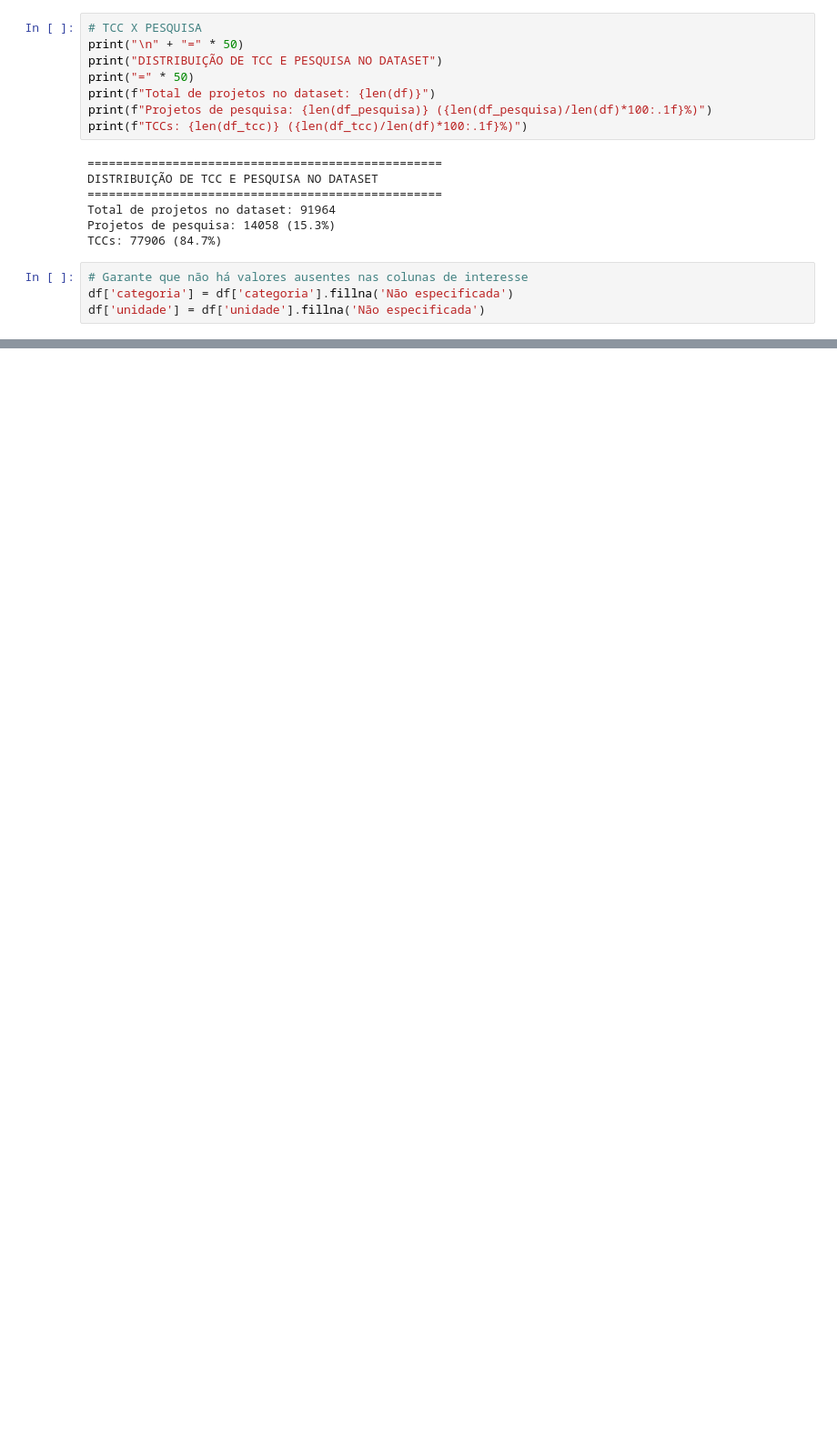
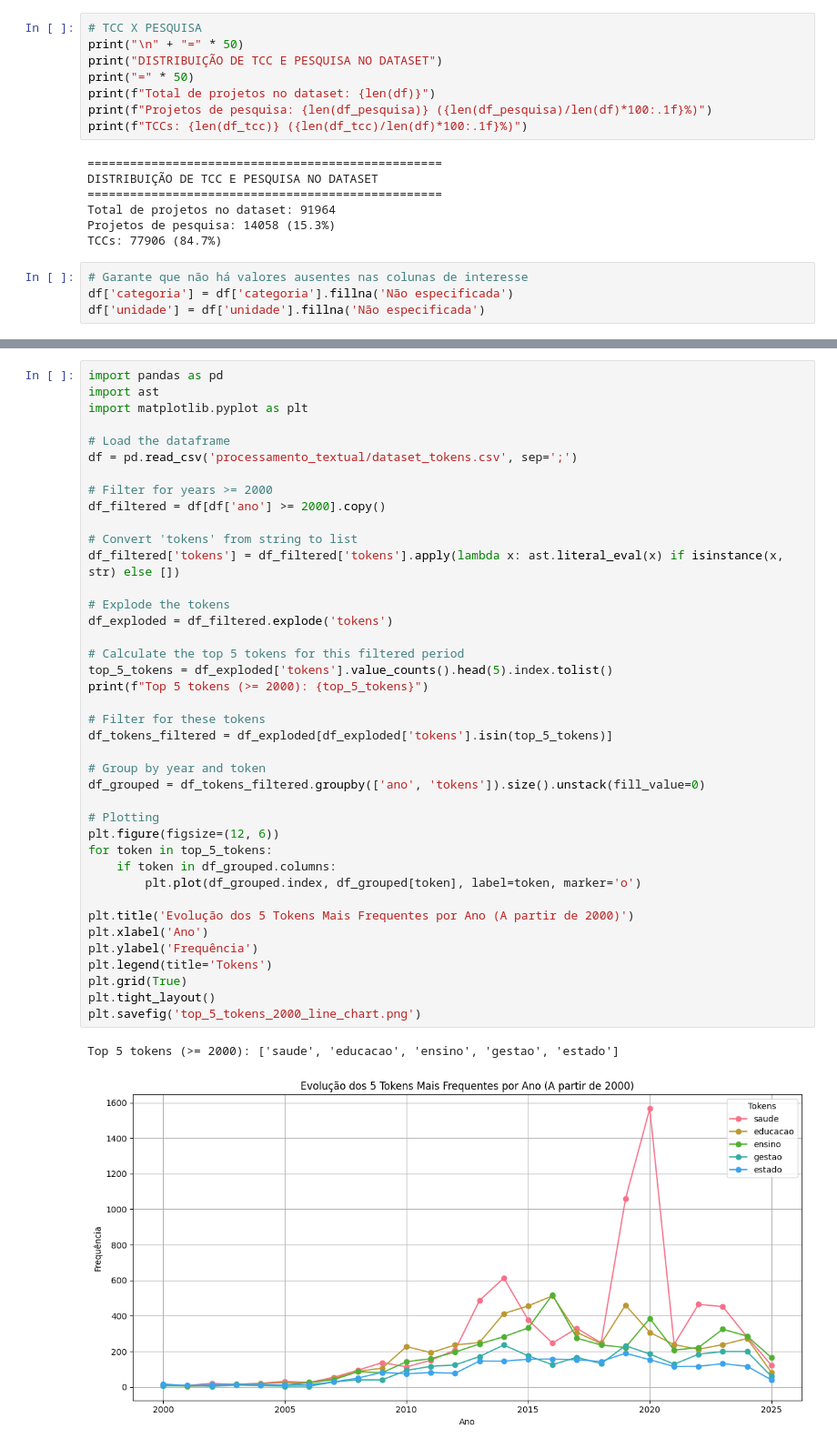
Before and after one commit to marcosdito/ciencia_de_dados, a Jupyter notebook: analise_especifica.ipynb, the cells around one changed output, grey strips where cells are left out. Shown at 91% size. Saved outputs shown, nothing was run; the diff lists cells and outputs as text; blank space fills up the shorter version.

```diff
--- a/analise_especifica.ipynb
+++ b/analise_especifica.ipynb
@@ -432,0 +436,43 @@ plt.show()
+# %%
+import pandas as pd
+import ast
+import matplotlib.pyplot as plt
+
+# Load the dataframe
+df = pd.read_csv('processamento_textual/dataset_tokens.csv', sep=';')
+
+# Filter for years >= 2000
+df_filtered = df[df['ano'] >= 2000].copy()
+
+# Convert 'tokens' from string to list
+df_filtered['tokens'] = df_filtered['tokens'].apply(lambda x: ast.literal_eval(x) if isinstance(x, str) else [])
+
+# Explode the tokens
+df_exploded = df_filtered.explode('tokens')
+
+# Calculate the top 5 tokens for this filtered period
+top_5_tokens = df_exploded['tokens'].value_counts().head(5).index.tolist()
+print(f"Top 5 tokens (>= 2000): {top_5_tokens}")
+
+# Filter for these tokens
+df_tokens_filtered = df_exploded[df_exploded['tokens'].isin(top_5_tokens)]
+
+# Group by year and token
+df_grouped = df_tokens_filtered.groupby(['ano', 'tokens']).size().unstack(fill_value=0)
+
+# Plotting
+plt.figure(figsize=(12, 6))
+for token in top_5_tokens:
+    if token in df_grouped.columns:
+        plt.plot(df_grouped.index, df_grouped[token], label=token, marker='o')
+
+plt.title('Evolução dos 5 Tokens Mais Frequentes por Ano (A partir de 2000)')
+plt.xlabel('Ano')
+plt.ylabel('Frequência')
+plt.legend(title='Tokens')
+plt.grid(True)
+plt.tight_layout()
+plt.savefig('top_5_tokens_2000_line_chart.png')
+# %% [output]
+Top 5 tokens (>= 2000): ['saude', 'educacao', 'ensino', 'gestao', 'estado']
+[figure, added]
```
Also changed, not shown: parts of 19 cells of this notebook, 9 other files.
